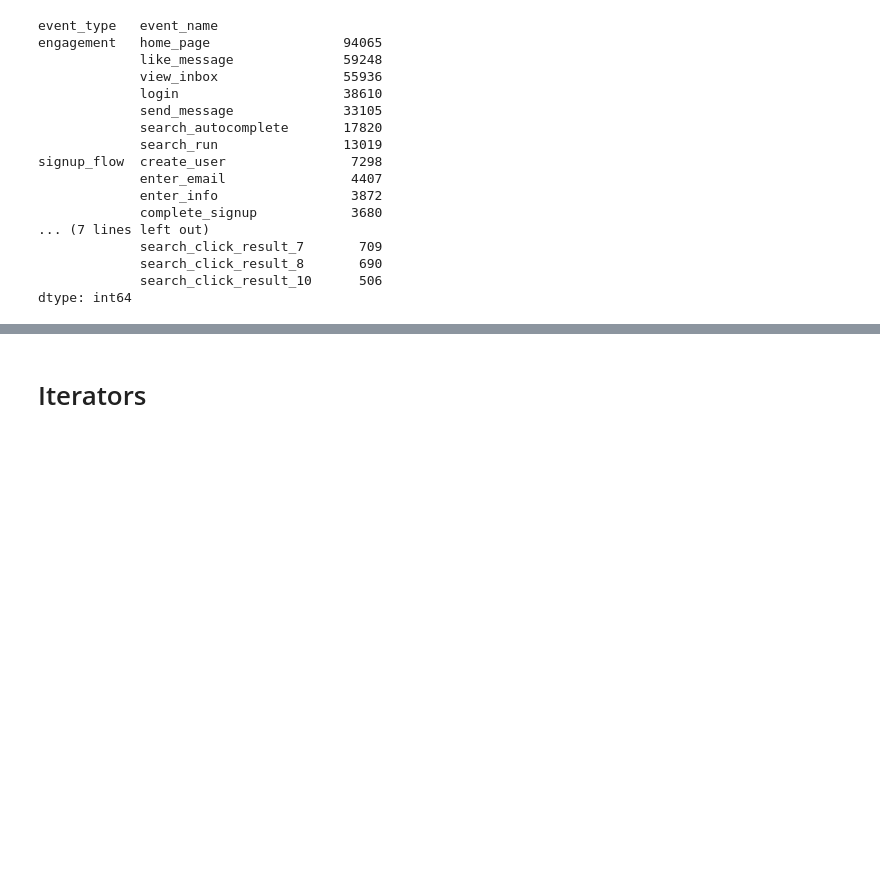
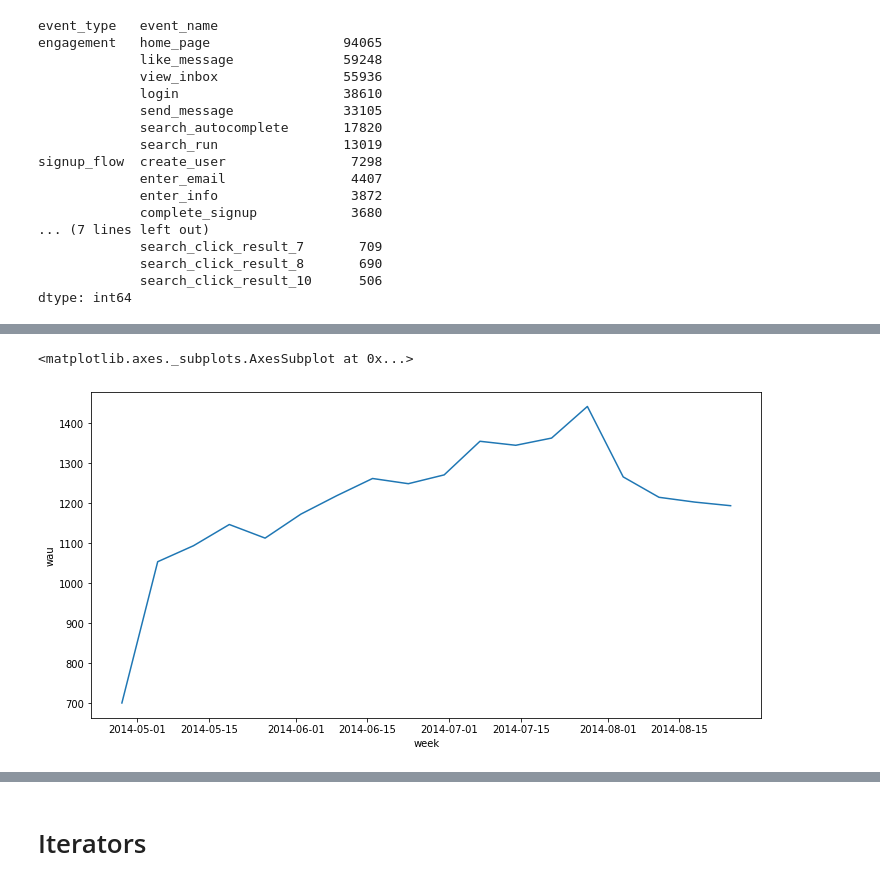
Before and after one commit to aworklab/everydayPython, a Jupyter notebook: ex_20230112.ipynb, the cells around one changed output, grey strips where cells are left out. Saved outputs shown, nothing was run; the diff lists cells and outputs as text; code cells hidden in the pictures; blank space fills up the shorter version.

```diff
--- a/ex_20230112.ipynb
+++ b/ex_20230112.ipynb
@@ -56,5 +54,0 @@ df.head()
-# %%
-list_weekday = dict(zip(range(7), ['mon','tue','wed','thu','fri','sat','sun']))
-df['weekday'] = df['weekday'].apply(lambda x : list_weekday.get(x,x))
-df['weekday'].astype('category').cat.reorder_categories([a for a in list_weekday.values()], inplace = True)
-df.head()
@@ -180,0 +75,3 @@ get_plot(cnt_login)
+# %%
+cnt_wau = df[df['event_name'] == 'login'].iloc[:, [0, 8, 3]].drop_duplicates().groupby(['week'])['user_id'].count().reset_index().rename(columns = {'user_id':'wau'})
+cnt_wau.head()
@@ -180,0 +85,6 @@ get_plot(cnt_login)
+# %%
+plt.figure(figsize = (12,6))
+sns.lineplot(data = cnt_wau, x = 'week', y = 'wau')
+# %% [output]
+<matplotlib.axes._subplots.AxesSubplot at 0x...>
+[figure, added]
```
Also changed, not shown: parts of 17 cells of this notebook.
